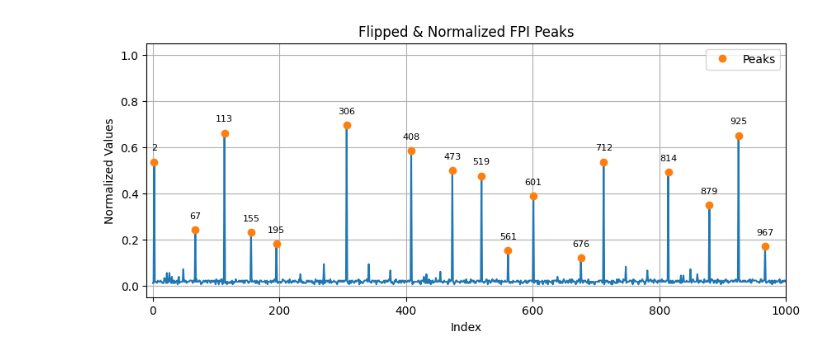
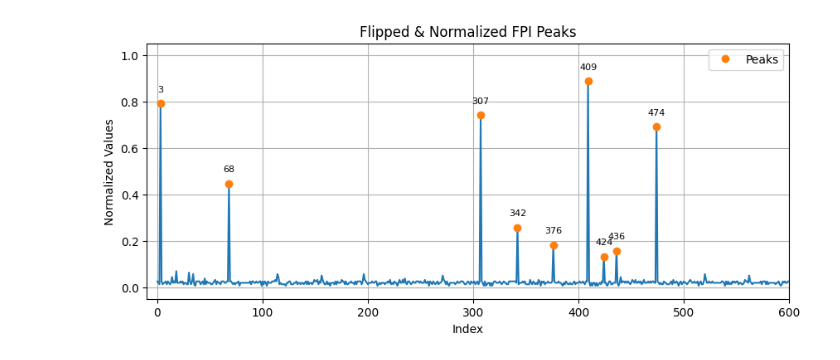
Before and after one commit to jamalghaith/advancedlabs, a Jupyter notebook: Rb Spectroscopy/Analysis.ipynb, the cells around one changed output. Drawn from its saved outputs; the diff is of its cells as text; code cells hidden in the pictures.

```diff
--- a/Rb Spectroscopy/Analysis.ipynb
+++ b/Rb Spectroscopy/Analysis.ipynb
@@ -4,6 +4,8 @@ import matplotlib.pyplot as plt
 import pandas as pd
 from scipy.signal import find_peaks
 import numpy as np
+from scipy.optimize import curve_fit
+from sklearn.metrics import r2_score
 
 # Load the CSV file
 data = pd.read_csv(r'4\102mA\Broad.csv')
@@ -15,9 +17,9 @@ data.columns = [col.replace(',', '') for col in data.columns]
 data = data.replace({',': ''}, regex=True).apply(pd.to_numeric)
 
 # Select the series with column name '20000'
-series_column = '10000.1'
+series_column = '20000'
 series_data = data[series_column]
-limit = 1000
+limit = 600
 
 # Plot the original series
 plt.figure(figsize=(10, 4))
@@ -27,6 +29,7 @@ plt.ylabel('Values')
 plt.title(f'FPI Data')
 plt.grid(True)
 plt.xlim(-10, limit)
+plt.savefig(r'Latex\Figures\FPI_Data.png', dpi=600)
 plt.show()
 
 # Flip the data about the x-axis
@@ -56,11 +59,92 @@ for peak in peaks:
 plt.legend()
 plt.grid(True)
 plt.xlim(-10,limit)
+plt.savefig(r'Latex\Figures\FPI_Peaks.png', dpi=600)
 plt.show()
 
 # Compute the average distance between peaks
 average_peak_distance = np.mean(peak_distances)
+GHz_per_index = 1/ average_peak_distance
+print(f'Average distance between peaks: {average_peak_distance}')
+print(f'GHz per index: {GHz_per_index}')
+
+# Compute the x-values in GHz
+x_values_GHz = np.arange(len(normalized_flipped_series_data)) * GHz_per_index
+
+# Plot the flipped normalized series with peaks highlighted
+plt.figure(figsize=(10, 4))
+plt.plot(x_values_GHz, normalized_flipped_series_data)
+plt.plot(peaks * GHz_per_index, normalized_flipped_series_data[peaks], 'o', label='Peaks')
+plt.xlabel('Frequency (GHz)')
+plt.ylabel('Normalized Values')
+plt.title(f'Flipped & Normalized FPI Peaks')
+
+# Annotate the peaks
+for peak in peaks:
+    plt.annotate(f'{peak * GHz_per_index:.2f}', (peak * GHz_per_index, normalized_flipped_series_data[peak]), textcoords="offset points", xytext=(0,10), ha='center', fontsize=8, rotation=0)
+
+plt.legend()
+plt.grid(True)
+plt.xlim(-10 * GHz_per_index, limit * GHz_per_index)
+plt.savefig(r'Latex\Figures\FPI_Peaks.png', dpi=600)
+plt.show()
 
 
-print(f'Average distance between peaks: {average_peak_distance}')
+# Define the Lorentzian function with an amplitude parameter
+def lorentzian(x, x0, dv, C):
+    return  C / ((x - x0)**2 + (np.pi*dv)**2)
+
+peak_index = peaks[4]
+window_size = 2  # Adjust as needed
+window_indices = range(max(0, peak_index - window_size), min(len(normalized_flipped_series_data), peak_index + window_size + 1))
+window_x = x_values_GHz[window_indices]
+window_y = normalized_flipped_series_data[window_indices]
+
+# Initial parameter estimates
+x0_initial = x_values_GHz[peak_index]  # center frequency of the peak
+gamma_initial = 0.1  # width of the peak
+C_initial = max(window_y)  # height of the peak
+
+# Now you can use A_initial in your initial parameter estimates
+p0 = [x0_initial, gamma_initial, C_initial]
+
+# Fit the Lorentzian function to the data in the window
+popt, _ = curve_fit(lorentzian, window_x, window_y, p0=p0)
+
+# Calculate the R^2 score for the original fit
+predicted_y = lorentzian(window_x, *popt)
+r2 = r2_score(window_y, predicted_y)
+
+
+# Plot the original data and the fitted function for the window only
+plt.figure(figsize=(10, 4))
+plt.plot(window_x, window_y, 'b-', label='data')
+plt.plot(window_x, predicted_y, 'r-', label=r'fit: $\delta \nu$=%5.6f, $R^2$=%5.3f' % (popt[1], r2))
+plt.xlabel('Frequency (GHz)')
+plt.ylabel('Normalized Values')
+plt.title(f'Fitted Lorentzian at Peak {peak_index}')
+plt.legend()
+plt.grid(True)
+plt.show()
+
+# Generate high-resolution x-values
+high_res_x = np.linspace(window_x.min(), window_x.max(), 1000)
+
+# Calculate the corresponding y-values using the fitted parameters
+high_res_y = lorentzian(high_res_x, *popt)
+
+# Plot the original data and the high-resolution fitted function
+plt.figure(figsize=(10, 4))
+plt.plot(window_x, window_y, 'b-', label='data')
+plt.plot(high_res_x, high_res_y, 'r-', label=r'fit: $\delta \nu$=%5.6f, $R^2$=%5.3f' % (popt[1], r2))
+plt.xlabel('Frequency (GHz)')
+plt.ylabel('Normalized Values')
+plt.title(f'High-resolution Fitted Lorentzian at Peak {peak_index}')
+plt.legend()
+plt.grid(True)
+plt.show()
+
+print('R^2=', r2)
+print('dv', popt[1])
+print('Finesse', 1/popt[1])
 # %% [output]
@@ -68 +152 @@ print(f'Average distance between peaks: {average_peak_distance}')
-[figure, old version]
+[figure, new version]
```
Also changed, not shown: parts of 1 cell of this notebook, 8 other files.
